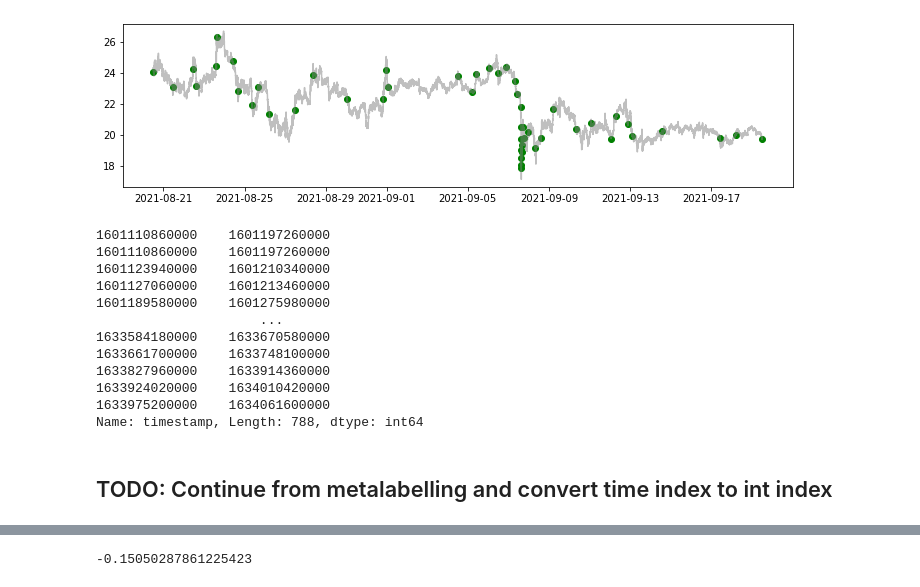
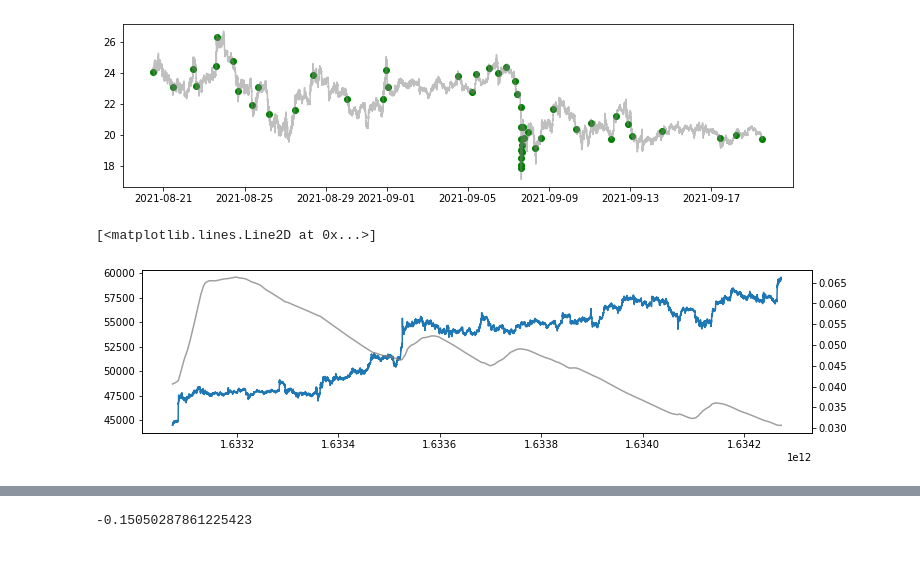
Before and after one commit to sunnymnie/chart-visualizer, a Jupyter notebook: main.ipynb, the cells around one changed output, grey strips where cells are left out. Saved outputs shown, nothing was run; the diff lists cells and outputs as text; code cells hidden in the pictures; blank space fills up the shorter version.

Commit message:
make get_events and get_bins work, add to metalabeller.pyy

```diff
--- a/main.ipynb
+++ b/main.ipynb
@@ -14,8 +16,5 @@ import math
 # %%
-df = dl.get_minutely_data("HNTUSDT", past=False)
-df1 = df.set_index("timestamp")
-df["timestamp"] = list(map(lambda x: datetime.utcfromtimestamp(x / 1e3), df.timestamp))
-df.set_index("timestamp", inplace=True)
+df = dl.get_working_data("ETHUSDT")
 # %%
 a = df.to_numpy()
 # %%
@@ -217,18 +70,13 @@ def add_vertical_barrier(t_events, close, num_days=1):
-# %%
-t1 = add_vertical_barrier(t_events, df1.close, num_days=1)
-t1
-# %% [output]
-1601110860000    1601197260000
-1601110860000    1601197260000
-1601123940000    1601210340000
-1601127060000    1601213460000
-1601189580000    1601275980000
-                     ...
-1633584180000    1633670580000
-1633661700000    1633748100000
-1633827960000    1633914360000
-1633924020000    1634010420000
-1633975200000    1634061600000
-Name: timestamp, Length: 788, dtype: int64
-# %% [markdown]
-## TODO: Continue from metalabelling and convert time index to int index
+# %%
+vol = ml.get_daily_vol(df.open)
+t_events = ml.get_t_events(df.open, vol, 0.02)
+t1 = ml.get_vertical_barrier(df.open, t_events, 2)
+# %%
+a = [-20000, -1]
+fig, ax = plt.subplots(figsize=(12,3))
+ax.plot(df.open[a[0]:a[1]])
+ax1 = ax.twinx()
+ax1.plot(vol[a[0]:a[1]], c="gray", alpha=0.75)
+# %% [output]
+[<matplotlib.lines.Line2D at 0x...>]
+[figure, added]
```
Also changed, not shown: parts of 20 cells of this notebook, 4 other files.
